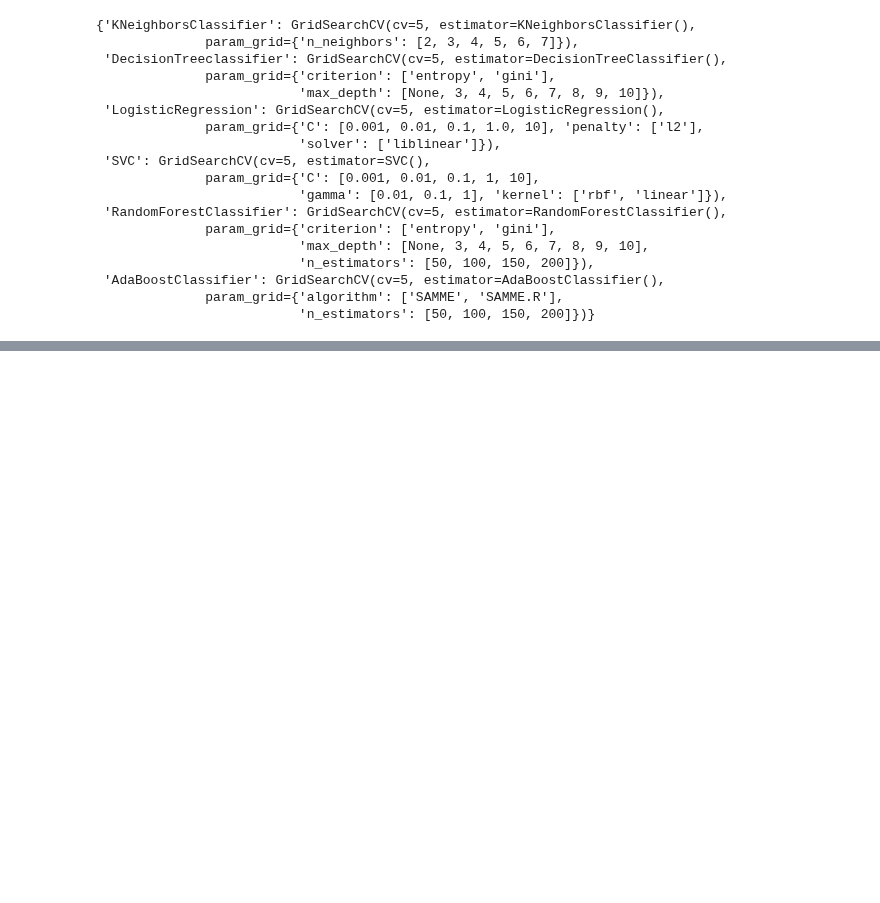
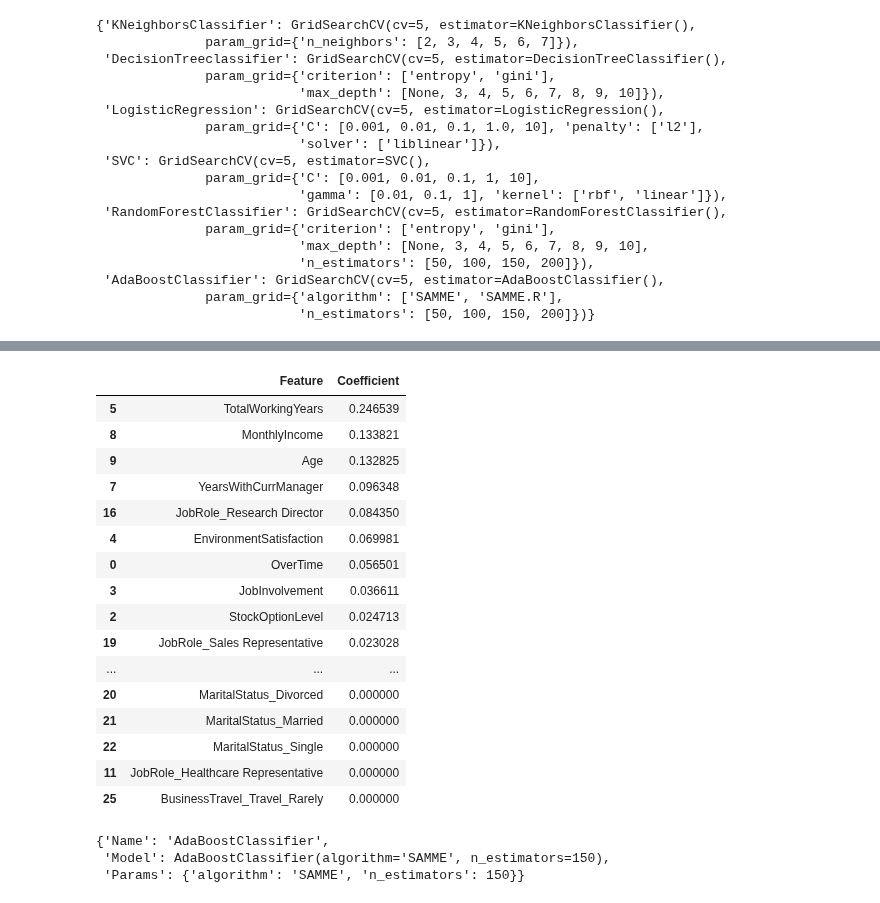
Before and after one commit to Technocolabs100/Employee-Attrition-Analysis-and-Turnover-Predictions, a Jupyter notebook: Attrition Notebook/Attrition_prediction.ipynb, the cells around one changed output, grey strips where cells are left out. Drawn from its saved outputs; the diff is of its cells as text; code cells hidden in the pictures; blank space fills up the shorter version.

```diff
--- a/Attrition Notebook/Attrition_prediction.ipynb
+++ b/Attrition Notebook/Attrition_prediction.ipynb
@@ -726,0 +826,26 @@ for cle, valeur in Grid.items():
+# %%
+coef_ada = np.ravel(Grid["AdaBoostClassifier"].best_estimator_.feature_importances_)
+# %%
+coef_ada_df = pd.DataFrame({'Feature': X_train.columns, 'Coefficient': coef_ada})
+# %%
+coef_ada_df.sort_values("Coefficient", ascending = False, inplace = True)
+# %%
+coef_ada_df
+# %% [output]
+|  | Feature | Coefficient |
+| 5 | TotalWorkingYears | 0.246539 |
+| 8 | MonthlyIncome | 0.133821 |
+| 9 | Age | 0.132825 |
+| 7 | YearsWithCurrManager | 0.096348 |
+| 16 | JobRole_Research Director | 0.084350 |
+| 4 | EnvironmentSatisfaction | 0.069981 |
+| 0 | OverTime | 0.056501 |
+| 3 | JobInvolvement | 0.036611 |
+| 2 | StockOptionLevel | 0.024713 |
+| 19 | JobRole_Sales Representative | 0.023028 |
+| ... | ... | ... |
+| 20 | MaritalStatus_Divorced | 0.000000 |
+| 21 | MaritalStatus_Married | 0.000000 |
+| 22 | MaritalStatus_Single | 0.000000 |
+| 11 | JobRole_Healthcare Representative | 0.000000 |
+| 25 | BusinessTravel_Travel_Rarely | 0.000000 |
@@ -726,0 +858,6 @@ for cle, valeur in Grid.items():
+# %%
+Best_model_dict
+# %% [output]
+{'Name': 'AdaBoostClassifier',
+ 'Model': AdaBoostClassifier(algorithm='SAMME', n_estimators=150),
+ 'Params': {'algorithm': 'SAMME', 'n_estimators': 150}}
```
Also changed, not shown: parts of 25 cells of this notebook.
